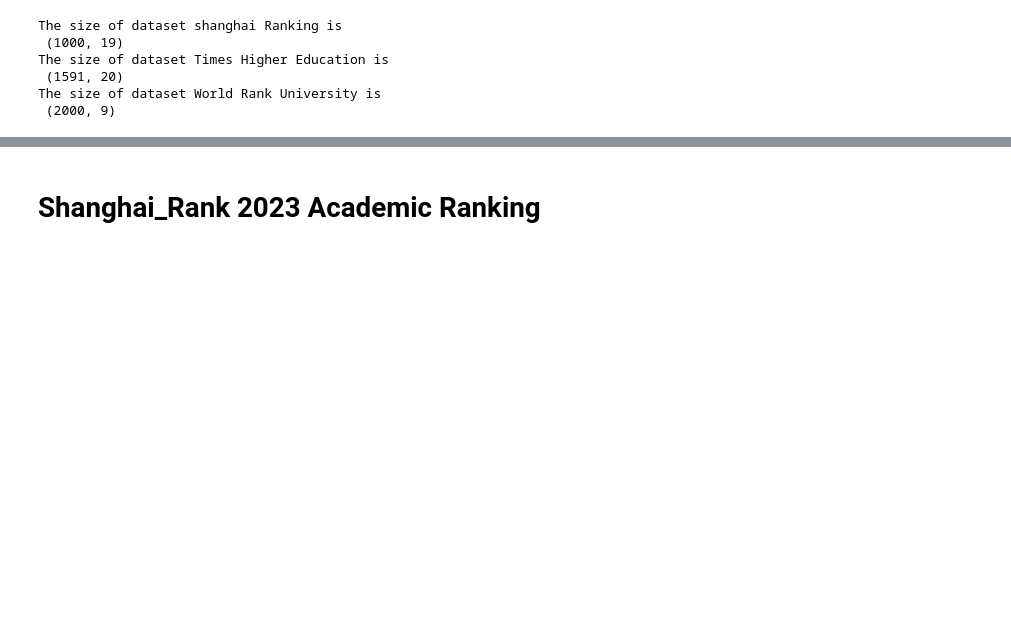
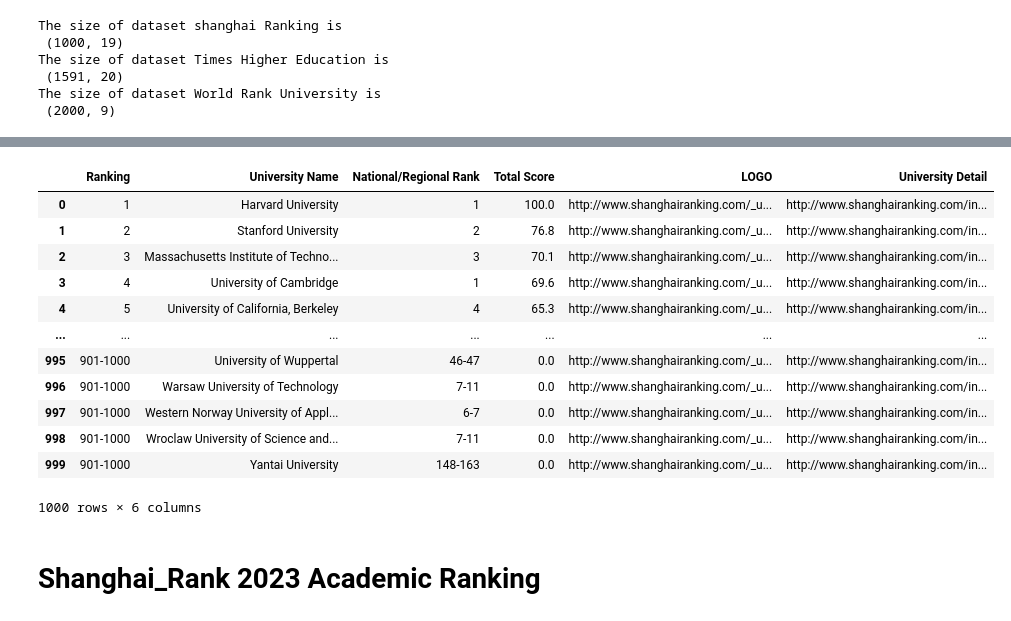
Before and after one commit to Emtnan06/World-University-Rankings, a Jupyter notebook: Usecase3.ipynb, the cells around one changed output, grey strips where cells are left out. Drawn from its saved outputs; the diff is of its cells as text; code cells hidden in the pictures; blank space fills up the shorter version.

```diff
--- a/Usecase3.ipynb
+++ b/Usecase3.ipynb
@@ -35,6 +18,7 @@ from scipy.stats import zscore
 ## Loading the data
 We can now load the dataset into pandas using the read_csv() function. This converts the CSV file into a Pandas dataframe.
 # %%
+shanghai_Rank2022 = pd.read_excel("/Users/emtnan/Desktop/GitHub/tuwaiq/World-University-Rankings/Data/shanghai Ranking.xlsx")
 shanghai_Rank2023 = pd.read_csv("/Users/emtnan/Desktop/GitHub/tuwaiq/World-University-Rankings/Data/shanghai-ranking_2023.csv")
 Times_Higher_Rank = pd.read_excel("/Users/emtnan/Desktop/GitHub/tuwaiq/World-University-Rankings/Data/Times Higher Education.xlsx")
 World_Rank = pd.read_excel("/Users/emtnan/Desktop/GitHub/tuwaiq/World-University-Rankings/Data/Word Rank University.xlsx")
@@ -53,3 +48,19 @@ The size of dataset World Rank University is
+# %%
+shanghai_Rank2022
+# %% [output]
+|  | Ranking | University Name | National/Regional Rank | Total Score | LOGO | University Detail |
+| 0 | 1 | Harvard University | 1 | 100.0 | http://www.shanghairanking.com/_u... | http://www.shanghairanking.com/in... |
+| 1 | 2 | Stanford University | 2 | 76.8 | http://www.shanghairanking.com/_u... | http://www.shanghairanking.com/in... |
+| 2 | 3 | Massachusetts Institute of Techno... | 3 | 70.1 | http://www.shanghairanking.com/_u... | http://www.shanghairanking.com/in... |
+| 3 | 4 | University of Cambridge | 1 | 69.6 | http://www.shanghairanking.com/_u... | http://www.shanghairanking.com/in... |
+| 4 | 5 | University of California, Berkeley | 4 | 65.3 | http://www.shanghairanking.com/_u... | http://www.shanghairanking.com/in... |
+| ... | ... | ... | ... | ... | ... | ... |
+| 995 | 901-1000 | University of Wuppertal | 46-47 | 0.0 | http://www.shanghairanking.com/_u... | http://www.shanghairanking.com/in... |
+| 996 | 901-1000 | Warsaw University of Technology | 7-11 | 0.0 | http://www.shanghairanking.com/_u... | http://www.shanghairanking.com/in... |
+| 997 | 901-1000 | Western Norway University of Appl... | 6-7 | 0.0 | http://www.shanghairanking.com/_u... | http://www.shanghairanking.com/in... |
+| 998 | 901-1000 | Wroclaw University of Science and... | 7-11 | 0.0 | http://www.shanghairanking.com/_u... | http://www.shanghairanking.com/in... |
+| 999 | 901-1000 | Yantai University | 148-163 | 0.0 | http://www.shanghairanking.com/_u... | http://www.shanghairanking.com/in... |
+1000 rows × 6 columns
 # %% [markdown]
 # Shanghai_Rank 2023  Academic Ranking
 # %%
```
Also changed, not shown: parts of 61 cells of this notebook.
